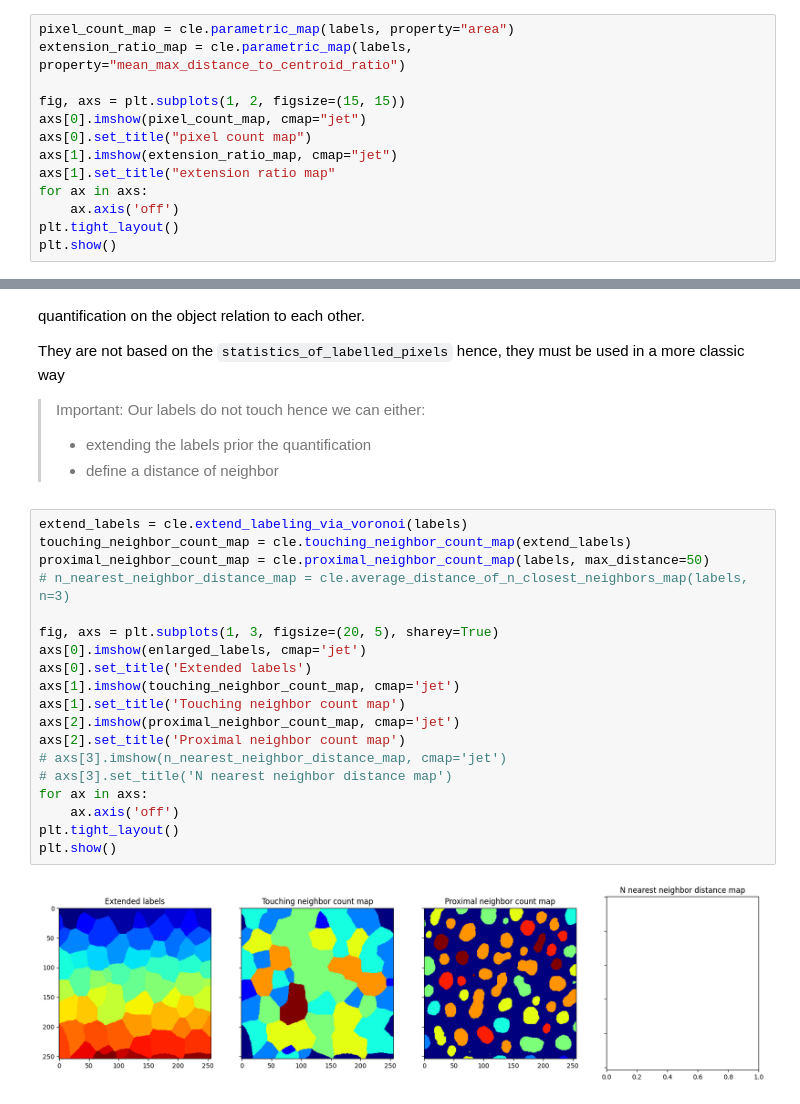
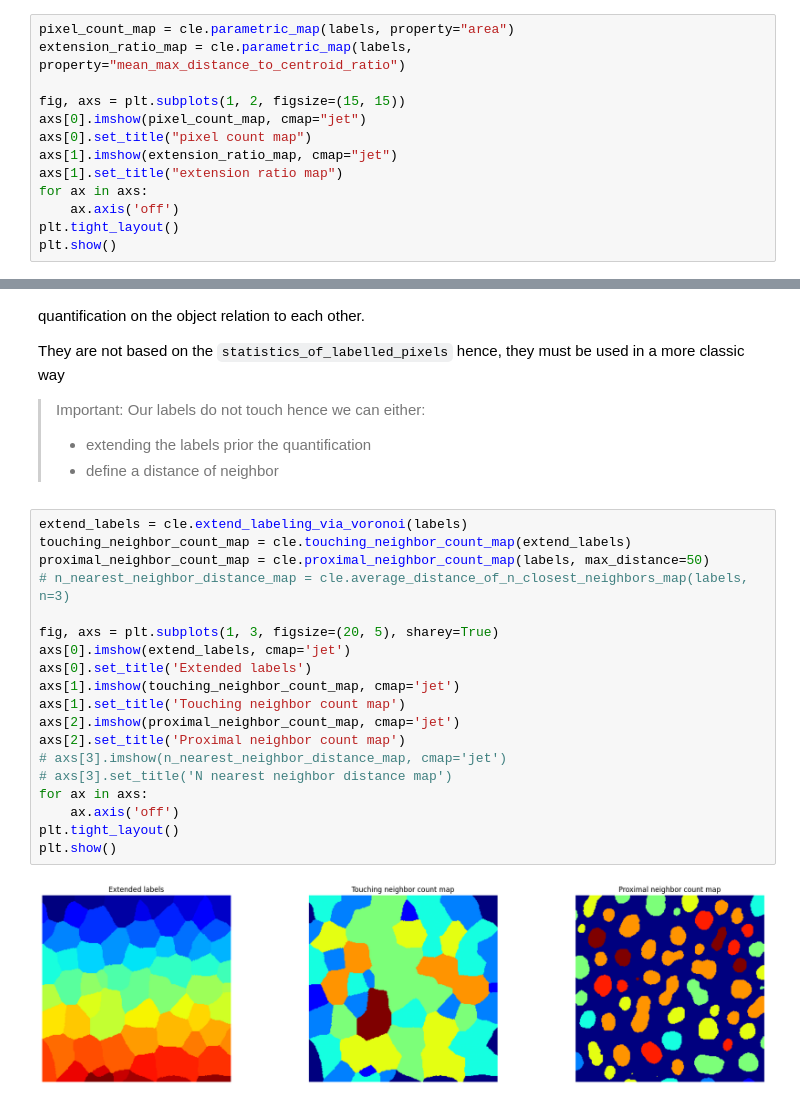
Before and after one commit to clEsperanto/pyclesperanto, a Jupyter notebook: demos/examples/parametric_maps.ipynb, the cells around one changed output, grey strips where cells are left out. Cells and saved outputs as stored; diff of their text form.

```diff
--- a/demos/examples/parametric_maps.ipynb
+++ b/demos/examples/parametric_maps.ipynb
@@ -46,7 +46,7 @@ fig, axs = plt.subplots(1, 2, figsize=(15, 15))
 axs[0].imshow(pixel_count_map, cmap="jet")
 axs[0].set_title("pixel count map")
 axs[1].imshow(extension_ratio_map, cmap="jet")
-axs[1].set_title("extension ratio map"
+axs[1].set_title("extension ratio map")
 for ax in axs:
     ax.axis('off')
 plt.tight_layout()
@@ -100,21 +99,21 @@ They are not based on the `statistics_of_labelled_pixels` hence, they must be us
 # %%
 extend_labels = cle.extend_labeling_via_voronoi(labels)
 touching_neighbor_count_map = cle.touching_neighbor_count_map(extend_labels)
 proximal_neighbor_count_map = cle.proximal_neighbor_count_map(labels, max_distance=50)
 # n_nearest_neighbor_distance_map = cle.average_distance_of_n_closest_neighbors_map(labels, n=3)
 
 fig, axs = plt.subplots(1, 3, figsize=(20, 5), sharey=True)
-axs[0].imshow(enlarged_labels, cmap='jet')
+axs[0].imshow(extend_labels, cmap='jet')
 axs[0].set_title('Extended labels')
 axs[1].imshow(touching_neighbor_count_map, cmap='jet')
 axs[1].set_title('Touching neighbor count map')
 axs[2].imshow(proximal_neighbor_count_map, cmap='jet')
 axs[2].set_title('Proximal neighbor count map')
 # axs[3].imshow(n_nearest_neighbor_distance_map, cmap='jet')
 # axs[3].set_title('N nearest neighbor distance map')
 for ax in axs:
     ax.axis('off')
 plt.tight_layout()
 plt.show()
 # %% [output]
-[figure, old version]
+[figure, new version]
```
Also changed, not shown: parts of 2 cells of this notebook, 2 other files.
